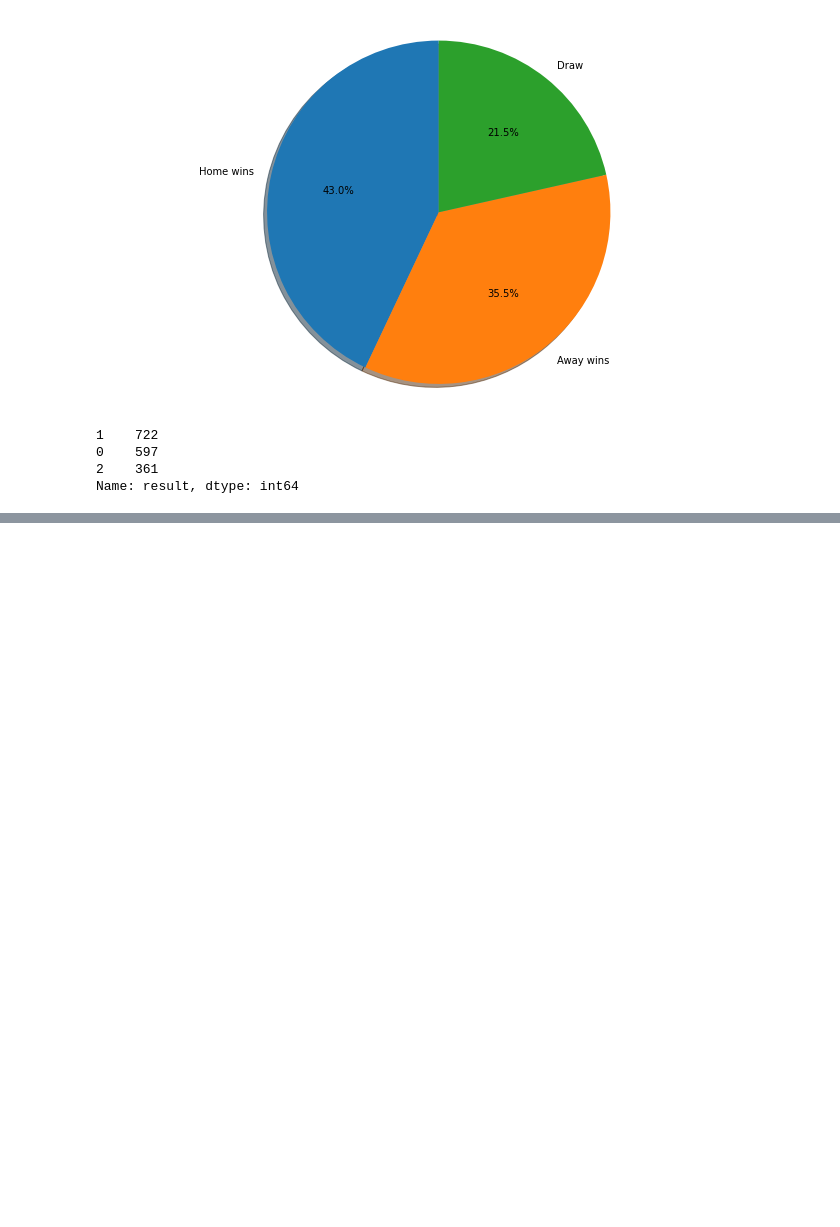
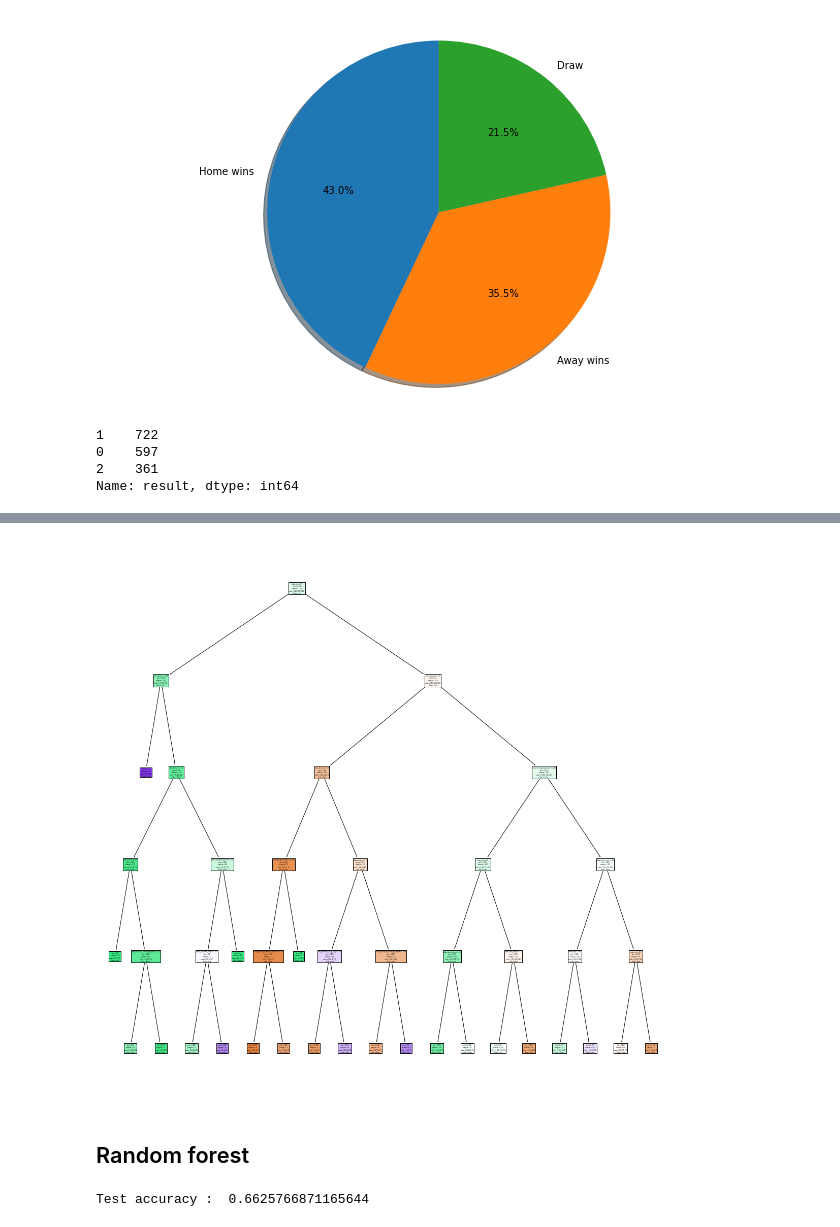
Before and after one commit to melfaiz/BotolaAspro, a Jupyter notebook: Forecasting_Botola.ipynb, the cells around one changed output, grey strips where cells are left out. Cells and saved outputs as stored; diff of their text form; code cells hidden in the pictures; blank space fills up the shorter version.

```diff
--- a/Forecasting_Botola.ipynb
+++ b/Forecasting_Botola.ipynb
@@ -357,0 +487,30 @@ X.head()
+# %%
+
+# DECISION TREE PLOT
+
+fig = plt.figure(figsize=(20,20))
+_ = tree.plot_tree(clf_decision_tree,
+                feature_names=X.columns,
+                class_names=['draw','home','away'],
+                filled=True)
+# %% [output]
+[figure, added]
+# %% [markdown]
+## Random forest
+# %%
+from sklearn.ensemble import RandomForestClassifier
+from sklearn.datasets import make_classification
+
+
+clf_random_forest = RandomForestClassifier(max_depth=best_depth)
+
+clf_random_forest.fit(X_train, y_train)
+
+y_pred = clf_random_forest.predict(X_test)
+
+# ACCURACY
+
+accuracy = sum ( y_pred == y_test) / len(y_test)
+print("Test accuracy : ",accuracy)
+# %% [output]
+Test accuracy :  0.6625766871165644
```
Also changed, not shown: parts of 28 cells of this notebook.
